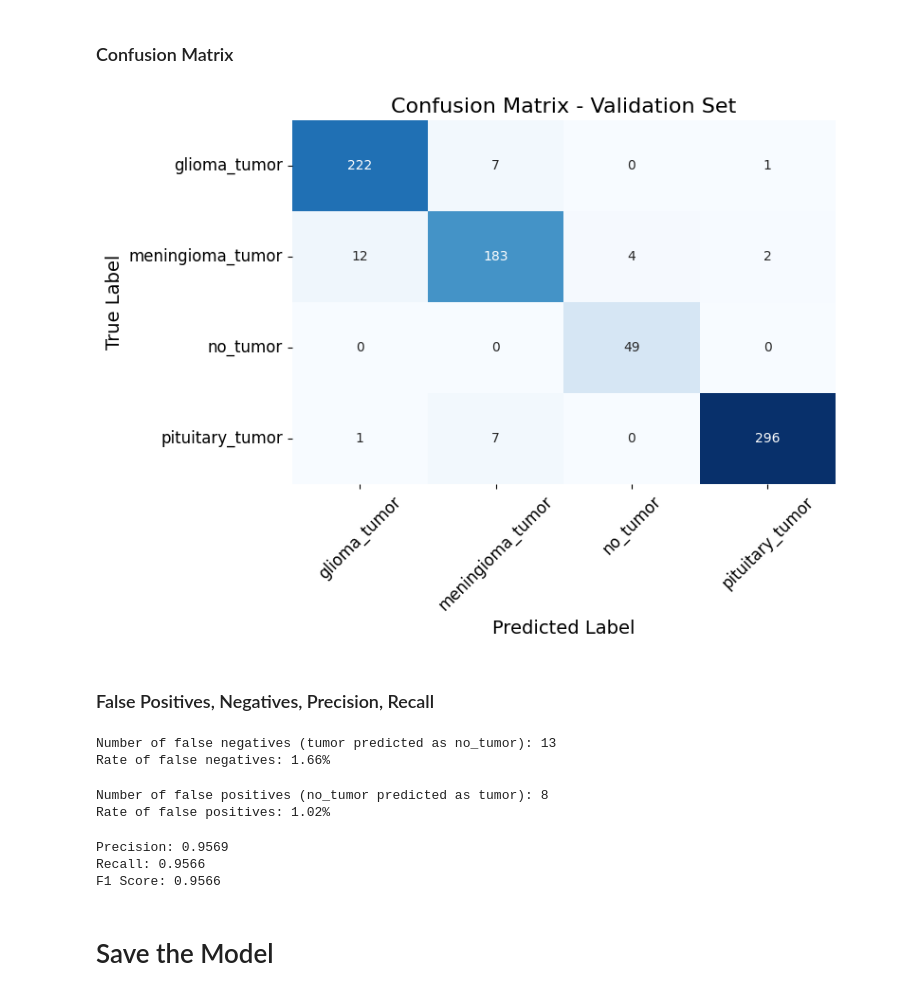
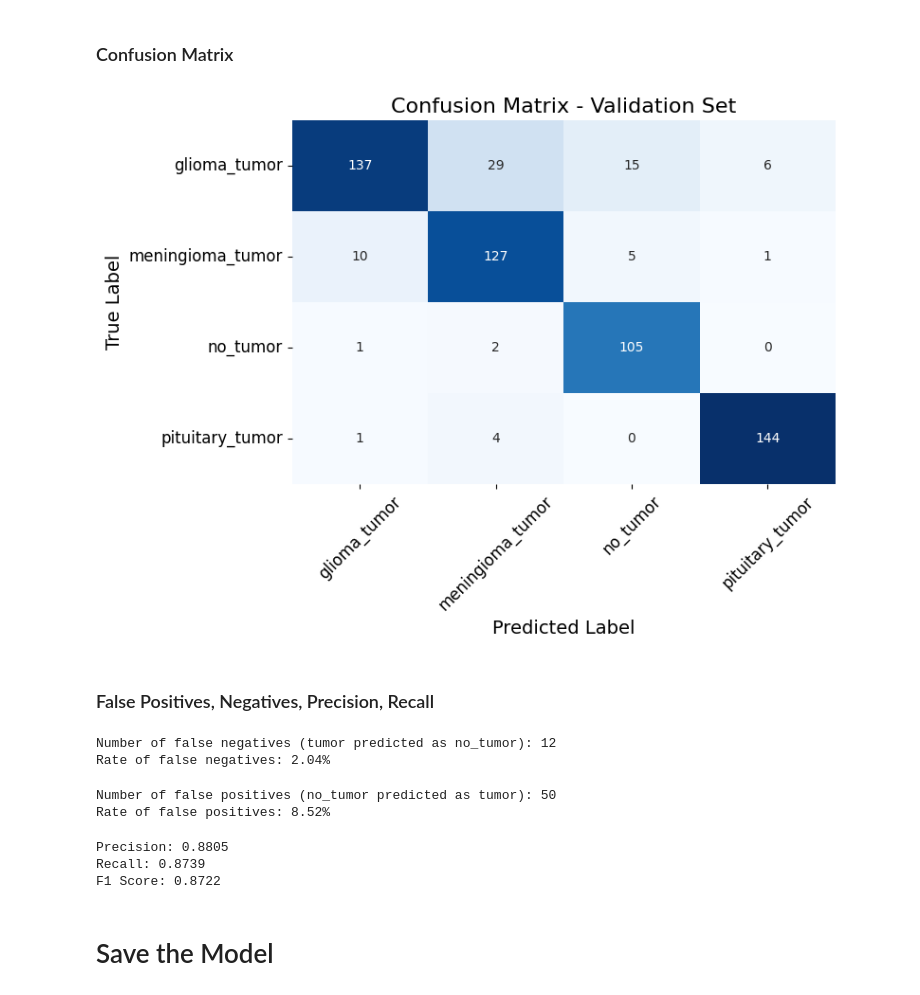
Before and after one commit to zkhechadoorian/mri-brain-tumor-classification, a Jupyter notebook: notebooks/03_train_model.ipynb, the cells around one changed output. Cells and saved outputs as stored; diff of their text form; code cells hidden in the pictures.

Commit message:
Changed confusion matrix and performance metrics to be calculated for test dataset instead of validation dataset. Recall dropped from 0.95 to 0.87.

```diff
--- a/notebooks/03_train_model.ipynb
+++ b/notebooks/03_train_model.ipynb
@@ -524,35 +524,35 @@ plt.savefig('../assets/training_curves.png')
 # create confusion matrix for validation set
 import seaborn as sns
 from sklearn.metrics import confusion_matrix
 
 model.eval()
 all_labels = []
 all_preds = []
 
 with torch.no_grad():
-    for inputs, labels in valloader:
+    for inputs, labels in testloader:
         inputs = inputs.to(device)
         if isinstance(labels[0], str):
             labels = [classes.index(lbl) for lbl in labels]
         labels = torch.tensor(labels, dtype=torch.long, device=device)
         outputs = model(inputs)
         _, predicted = outputs.max(1)
         all_labels.extend(labels.cpu().numpy())
         all_preds.extend(predicted.cpu().numpy())
 
 cm = confusion_matrix(all_labels, all_preds)
 plt.figure(figsize=(8, 6))
 sns.heatmap(cm, annot=True, fmt='d', cmap='Blues', xticklabels=classes, yticklabels=classes, cbar=False)
 plt.title('Confusion Matrix - Validation Set', fontsize=16)
 plt.xlabel('Predicted Label', fontsize=14)
 plt.ylabel('True Label', fontsize=14)
 plt.xticks(fontsize=12, rotation=45)
 plt.yticks(fontsize=12)
 plt.tight_layout()
 plt.savefig('../assets/confusion_matrix.png')
 plt.show()
 # %% [output]
-[figure, old version]
+[figure, new version]
 # %% [markdown]
 ### False Positives, Negatives, Precision, Recall
 # %%
@@ -566,8 +566,8 @@ for true, pred in zip(all_labels, all_preds):
 print(f'Number of false negatives (tumor predicted as no_tumor): {false_negatives}')
 print(f'Rate of false negatives: {false_negatives / len(all_labels) * 100:.2f}%')
 # %% [output]
-Number of false negatives (tumor predicted as no_tumor): 13
-Rate of false negatives: 1.66%
+Number of false negatives (tumor predicted as no_tumor): 12
+Rate of false negatives: 2.04%
 # %%
 # count instances where true label is no_tumor (0) but predicted is tumor (1, 2, or 3)
 false_positives = 0
@@ -578,8 +578,8 @@ for true, pred in zip(all_labels, all_preds):
 print(f'Number of false positives (no_tumor predicted as tumor): {false_positives}')
 print(f'Rate of false positives: {false_positives / len(all_labels) * 100:.2f}%')
 # %% [output]
-Number of false positives (no_tumor predicted as tumor): 8
-Rate of false positives: 1.02%
+Number of false positives (no_tumor predicted as tumor): 50
+Rate of false positives: 8.52%
 # %%
 # precision, recall, and F1 score
 from sklearn.metrics import precision_score, recall_score, f1_score
@@ -596,9 +596,9 @@ print(f'Recall: {recall:.4f}')
 f1 = f1_score(all_labels, all_preds, average='weighted')
 print(f'F1 Score: {f1:.4f}')
 # %% [output]
-Precision: 0.9569
-Recall: 0.9566
-F1 Score: 0.9566
+Precision: 0.8805
+Recall: 0.8739
+F1 Score: 0.8722
 # %% [markdown]
 # Save the Model
 # %% [markdown]
```
